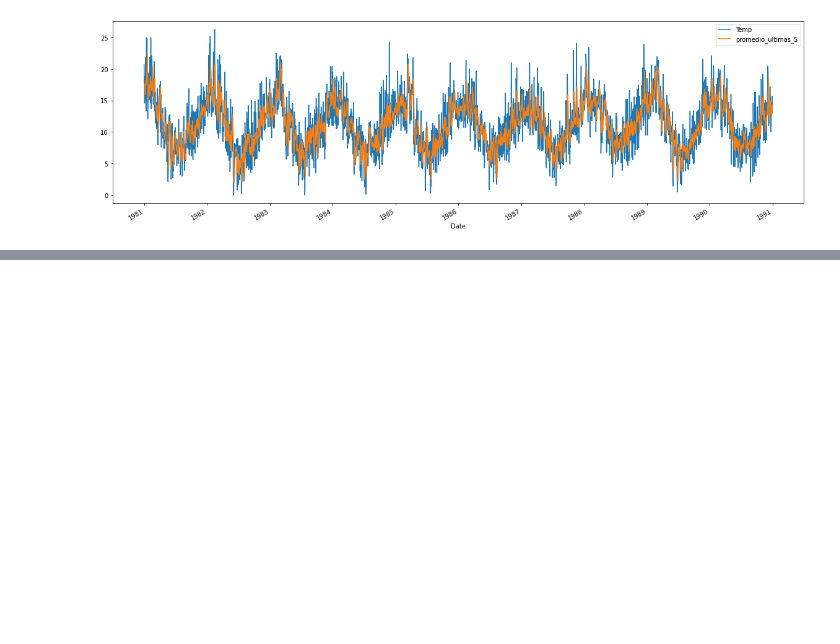
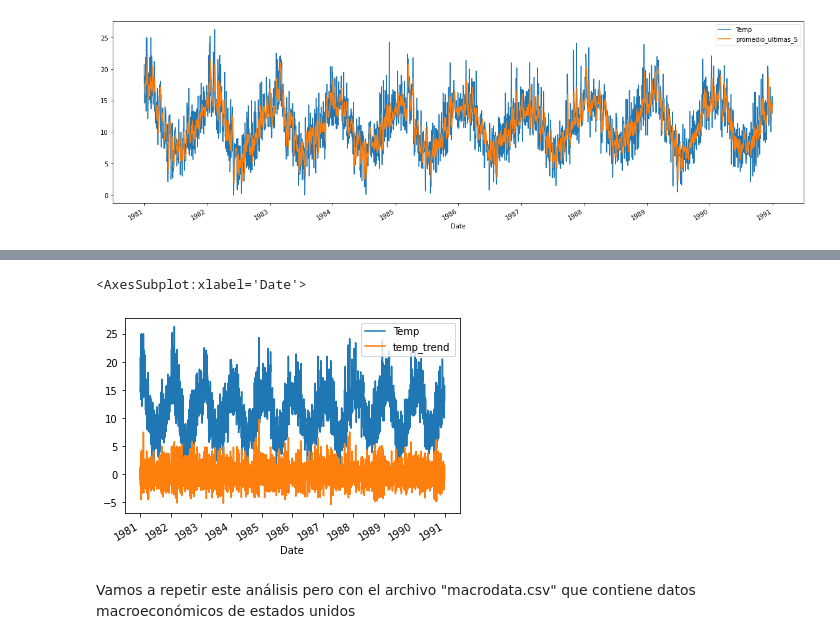
Before and after one commit to Ladivcr/Neural-network-class, a Jupyter notebook: RN2/Time_Series/TimeSeries_1.ipynb, the cells around one changed output, grey strips where cells are left out. Saved outputs shown, nothing was run; the diff lists cells and outputs as text; code cells hidden in the pictures; blank space fills up the shorter version.

```diff
--- a/RN2/Time_Series/TimeSeries_1.ipynb
+++ b/RN2/Time_Series/TimeSeries_1.ipynb
@@ -530,0 +566,7 @@ df[['Temp', 'promedio_ultimas_5']].plot.line(figsize=(20,6))
+# %%
+df[['Temp', 'temp_trend']].plot()
+# %% [output]
+<AxesSubplot:xlabel='Date'>
+[figure, added]
+# %% [markdown]
+Vamos a repetir este análisis pero con el archivo "macrodata.csv" que contiene datos macroeconómicos de estados unidos
```
Also changed, not shown: parts of 19 cells of this notebook.
